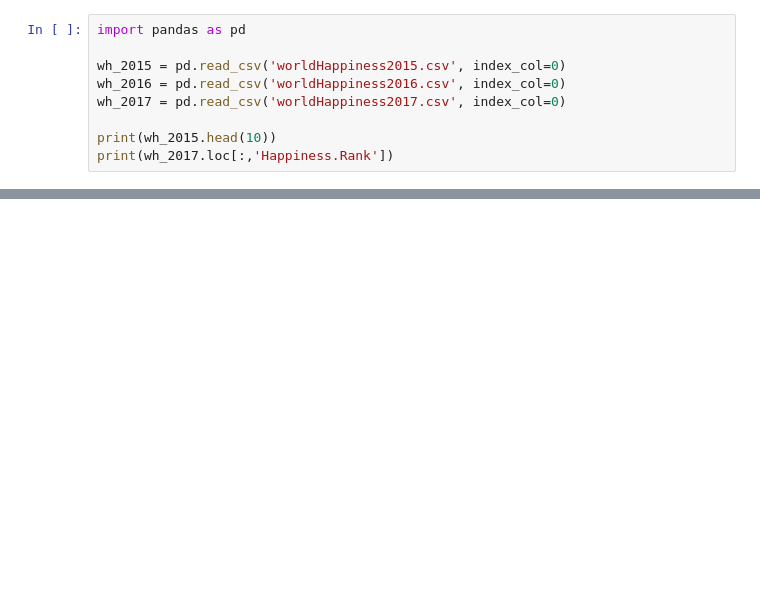
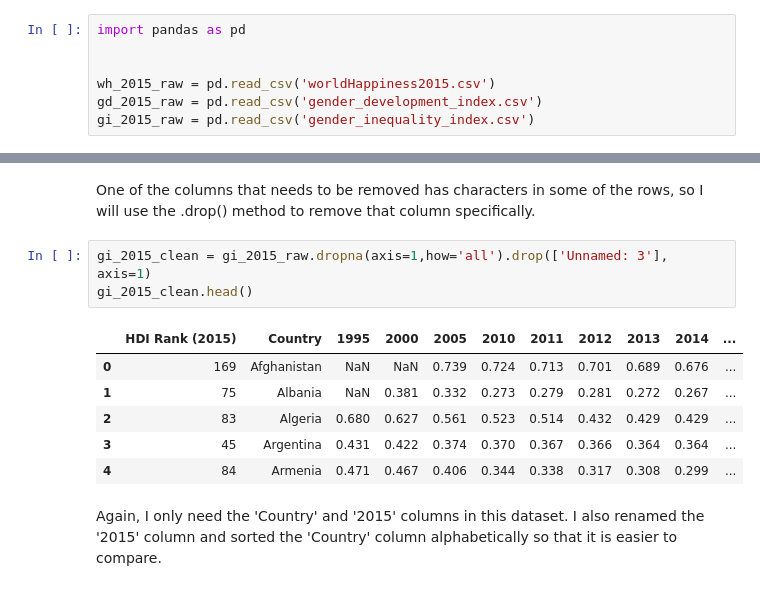
Before and after one commit to nina-driver/Springboard-Capstone-Project-1, a Jupyter notebook: Data Wrangling.ipynb, the cells around one changed output, grey strips where cells are left out. Drawn from its saved outputs; the diff is of its cells as text; blank space fills up the shorter version.

```diff
--- a/Data Wrangling.ipynb
+++ b/Data Wrangling.ipynb
@@ -1,9 +12,7 @@
 # %%
 import pandas as pd
 
-wh_2015 = pd.read_csv('worldHappiness2015.csv', index_col=0)
-wh_2016 = pd.read_csv('worldHappiness2016.csv', index_col=0)
-wh_2017 = pd.read_csv('worldHappiness2017.csv', index_col=0)
 
-print(wh_2015.head(10))
-print(wh_2017.loc[:,'Happiness.Rank'])
+wh_2015_raw = pd.read_csv('worldHappiness2015.csv')
+gd_2015_raw = pd.read_csv('gender_development_index.csv')
+gi_2015_raw = pd.read_csv('gender_inequality_index.csv')
@@ -27,0 +173,14 @@ Name: Happiness.Rank, Length: 155, dtype: int64
+# %% [markdown]
+One of the columns that needs to be removed has characters in some of the rows, so I will use the .drop() method to remove that column specifically.
+# %%
+gi_2015_clean = gi_2015_raw.dropna(axis=1,how='all').drop(['Unnamed: 3'], axis=1)
+gi_2015_clean.head()
+# %% [output]
+|  | HDI Rank (2015) | Country | 1995 | 2000 | 2005 | 2010 | 2011 | 2012 | 2013 | 2014 | ... |
+| 0 | 169 | Afghanistan | NaN | NaN | 0.739 | 0.724 | 0.713 | 0.701 | 0.689 | 0.676 | ... |
+| 1 | 75 | Albania | NaN | 0.381 | 0.332 | 0.273 | 0.279 | 0.281 | 0.272 | 0.267 | ... |
+| 2 | 83 | Algeria | 0.680 | 0.627 | 0.561 | 0.523 | 0.514 | 0.432 | 0.429 | 0.429 | ... |
+| 3 | 45 | Argentina | 0.431 | 0.422 | 0.374 | 0.370 | 0.367 | 0.366 | 0.364 | 0.364 | ... |
+| 4 | 84 | Armenia | 0.471 | 0.467 | 0.406 | 0.344 | 0.338 | 0.317 | 0.308 | 0.299 | ... |
+# %% [markdown]
+Again, I only need the 'Country' and '2015' columns in this dataset. I also renamed the '2015' column and sorted the 'Country' column alphabetically so that it is easier to compare.
```
Also changed, not shown: parts of 43 cells of this notebook, 3 other files.
